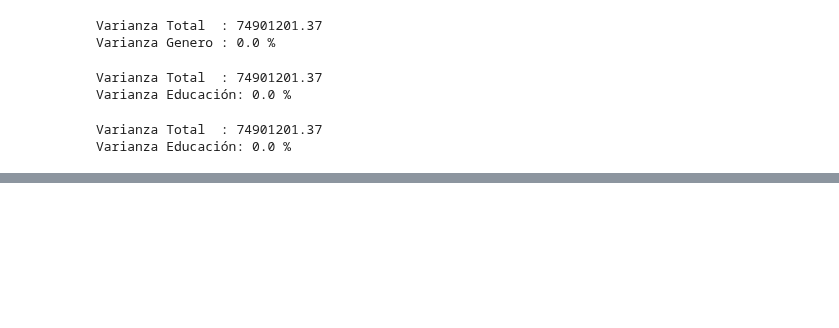
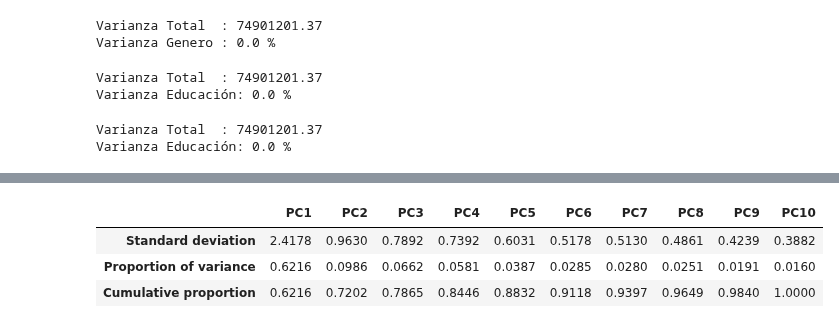
Before and after one commit to PosgradoMNA/actividades-de-aprendizaje-A01793918_HelmyMoreno, a Jupyter notebook: Actividad_Semanal_6_Visualización.ipynb, the cells around one changed output, grey strips where cells are left out. Drawn from its saved outputs; the diff is of its cells as text; code cells hidden in the pictures; blank space fills up the shorter version.

```diff
--- a/Actividad_Semanal_6_Visualización.ipynb
+++ b/Actividad_Semanal_6_Visualización.ipynb
@@ -353,0 +364,8 @@ plt.show()
+# %%
+df_varianzaSummary.columns = ['PC{}'.format(i) for i in range(1, len(df_varianzaSummary.columns) + 1)]
+df_varianzaSummary.round(4)
+# %% [output]
+|  | PC1 | PC2 | PC3 | PC4 | PC5 | PC6 | PC7 | PC8 | PC9 | PC10 |
+| Standard deviation | 2.4178 | 0.9630 | 0.7892 | 0.7392 | 0.6031 | 0.5178 | 0.5130 | 0.4861 | 0.4239 | 0.3882 |
+| Proportion of variance | 0.6216 | 0.0986 | 0.0662 | 0.0581 | 0.0387 | 0.0285 | 0.0280 | 0.0251 | 0.0191 | 0.0160 |
+| Cumulative proportion | 0.6216 | 0.7202 | 0.7865 | 0.8446 | 0.8832 | 0.9118 | 0.9397 | 0.9649 | 0.9840 | 1.0000 |
```
Also changed, not shown: parts of 10 cells of this notebook.
